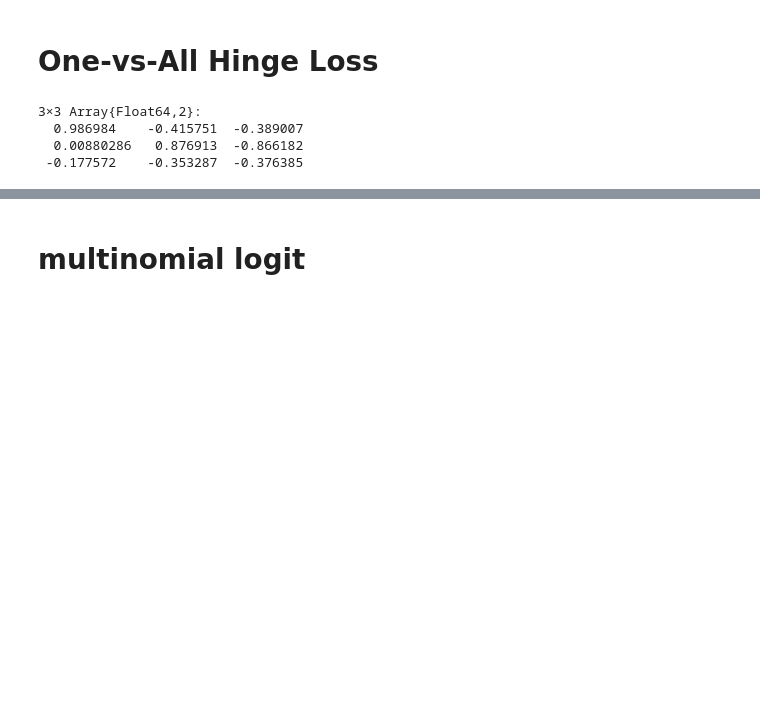
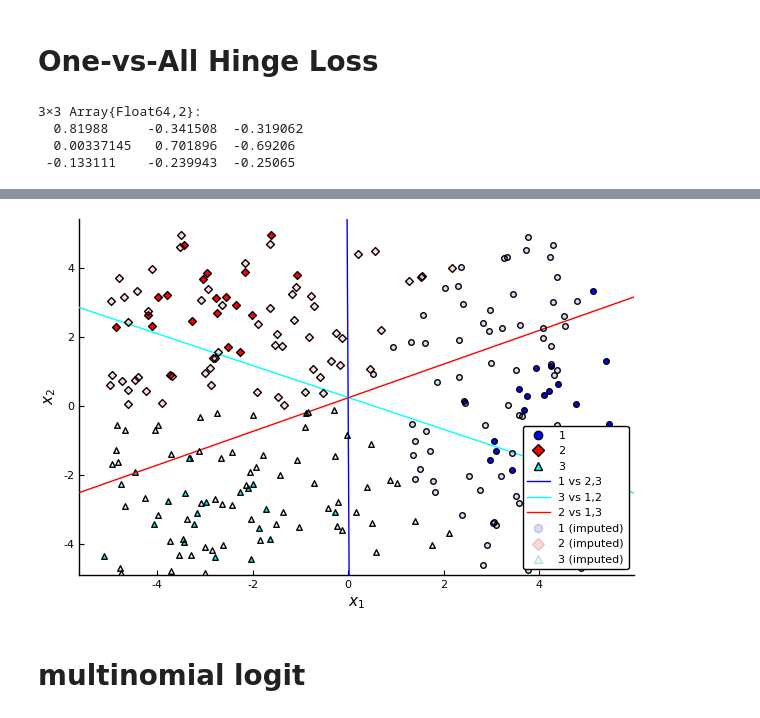
Before and after one commit to ORIE4741/demos, a Jupyter notebook: Multiclass and Ordinal.ipynb, the cells around one changed output, grey strips where cells are left out. Saved outputs shown, nothing was run; the diff lists cells and outputs as text; code cells hidden in the pictures; blank space fills up the shorter version.

```diff
--- a/Multiclass and Ordinal.ipynb
+++ b/Multiclass and Ordinal.ipynb
@@ -13,7 +12,8 @@ function plotline!(w::Array{Float64,1},b::Number,
                   kwargs...)
     x1samples = [xmin, xmax]
     # w[1]*x[1]+w[2]*x[2]+b = 0
-    x2samples = (-b - w[1]*x1samples)/w[2]
+    pred(x1) = -b-w[1]*x1/w[2]
+    x2samples = pred.(x1samples) #(-b - w[1]*x1samples)/w[2]
     plot!(x1samples, x2samples; kwargs...)
 end
 # plotline!([1.,2.], 3, color="red", label="a line")
@@ -58,7 +58,8 @@ plotdata()
 function plot_imputed!(l::Loss, X, w, color, shape)
     yhat = impute([l], X*w)
     for l in sort(unique(yhat))
-        scatter!(X[find(yhat.==l),1], X[find(yhat.==l),2], color=color[l], markershape=shape[l], alpha=.15, label="$l (imputed)")
+        levell = vec(yhat.==l)
+        scatter!(X[levell,1], X[levell,2], color=color[l], markershape=shape[l], alpha=.15, label="$l (imputed)")
     end
 end
 # %% [output]
@@ -69,22 +70,22 @@ plot_imputed! (generic function with 1 method)
 n = length(y)
 Xoffset = [X ones(n)]
 loss = OvALoss(3, bin_loss = LogisticLoss())
-scale!(loss, 1/n)
+mul!(loss, 1/n)
 w_ova = proxgrad(loss, ZeroReg(), Xoffset, y, stepsize=1/norm(Xoffset)^2, maxiters=2000)
 # %% [output]
 3×3 Array{Float64,2}:
-  0.986984    -0.415751  -0.389007
-  0.00880286   0.876913  -0.866182
- -0.177572    -0.353287  -0.376385
+  0.81988     -0.341508  -0.319062
+  0.00337145   0.701896  -0.69206
+ -0.133111    -0.239943  -0.25065
 # %%
 # plot the fit
 p = plotdata()
-plotline!(w_ova[1:2,1], w_ova[3,1]; label="1 vs 2,3", color=color[1])
-plotline!(w_ova[1:2,3], w_ova[3,3]; label="3 vs 1,2", color=color[3])
-plotline!(w_ova[1:2,2], w_ova[3,2]; label="2 vs 1,3", color=color[2])
+plotline!(w_ova[1:2,1], w_ova[3,1]; label="1 vs 2,3", color=plotcolor[1])
+plotline!(w_ova[1:2,3], w_ova[3,3]; label="3 vs 1,2", color=plotcolor[3])
+plotline!(w_ova[1:2,2], w_ova[3,2]; label="2 vs 1,3", color=plotcolor[2])
 ntest = 200
-Xtest = [10*rand(ntest,2)-5 ones(ntest)]
-plot_imputed!(loss, Xtest, w_ova, color, shape)
+Xtest = [-5 .+ 10*rand(ntest,2) ones(ntest)]
+plot_imputed!(loss, Xtest, w_ova, plotcolor, plotshape)
 # savefig("ova.pdf")
 p
 # %% [output]
@@ -92,3 +92,4 @@ p
+[figure, added]
 # %% [markdown]
 # multinomial logit
 # %%
```
Also changed, not shown: parts of 10 cells of this notebook, 3 other files.
